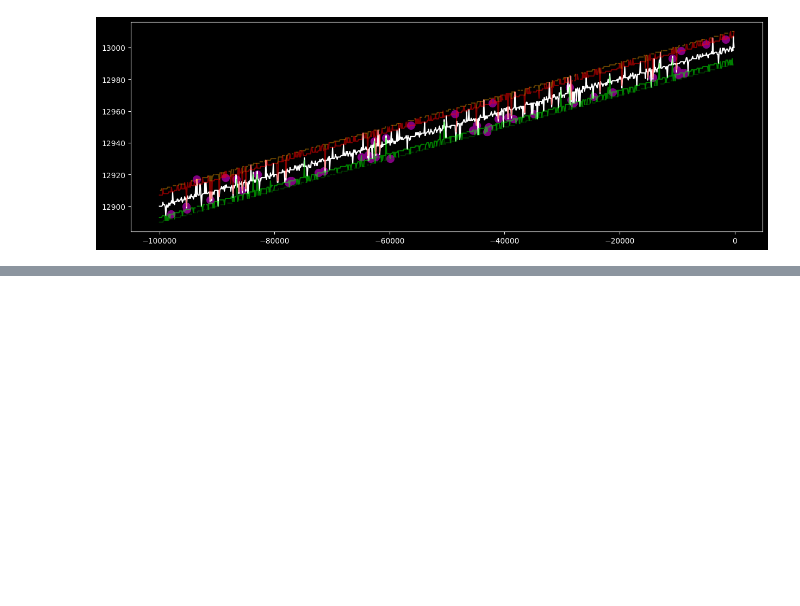
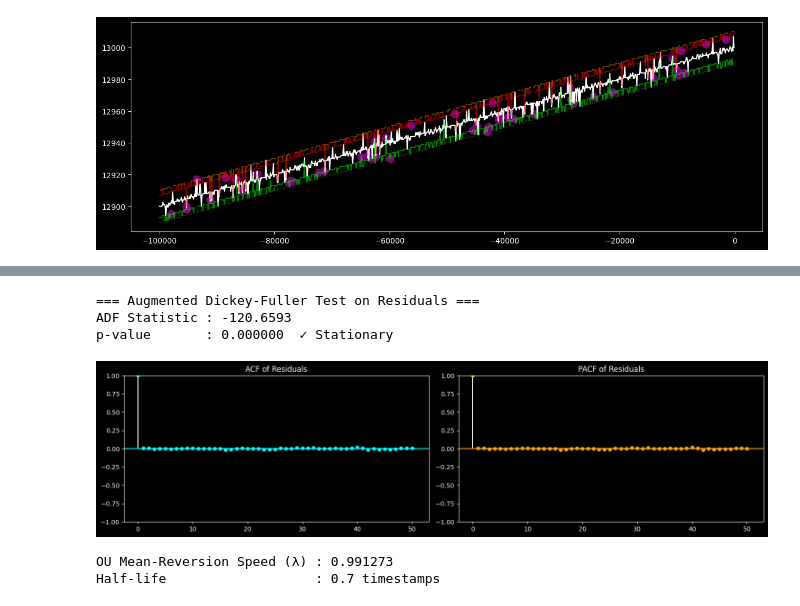
Before and after one commit to marcobattiston21/imc-prosperity-4, a Jupyter notebook: prosperity4/round1/notebooks/analysis_root.ipynb, the cells around one changed output, grey strips where cells are left out. Cells and saved outputs as stored; diff of their text form; code cells hidden in the pictures; blank space fills up the shorter version.

```diff
--- a/prosperity4/round1/notebooks/analysis_root.ipynb
+++ b/prosperity4/round1/notebooks/analysis_root.ipynb
@@ -133,0 +202,34 @@ plt.show()
+# %%
+# ADF test - is the residual stationary (mean-reverting)?
+adf_result = adfuller(valid["residual"].dropna())
+print("=== Augmented Dickey-Fuller Test on Residuals ===")
+print(f"ADF Statistic : {adf_result[0]:.4f}")
+print(f"p-value       : {adf_result[1]:.6f}  {'✓ Stationary' if adf_result[1] < 0.05 else '✗ Non-stationary'}")
+
+# ACF / PACF — reveals AR structure
+fig, axes = plt.subplots(1, 2, figsize=(15, 4))
+plot_acf(valid["residual"].dropna(), lags=50, ax=axes[0], color="cyan")
+plot_pacf(valid["residual"].dropna(), lags=50, ax=axes[1], color="orange")
+axes[0].set_title("ACF of Residuals")
+axes[1].set_title("PACF of Residuals")
+plt.tight_layout()
+plt.show()
+
+# Half-life of mean reversion (Ornstein-Uhlenbeck estimate)
+resid = valid["residual"].dropna().values
+delta_resid = np.diff(resid)
+lagged_resid = resid[:-1]
+
+ou_reg = LinearRegression().fit(lagged_resid.reshape(-1,1), delta_resid)
+lambda_ = -ou_reg.coef_[0]
+half_life = np.log(2) / lambda_ if lambda_ > 0 else np.inf
+
+print(f"\nOU Mean-Reversion Speed (λ) : {lambda_:.6f}")
+print(f"Half-life                   : {half_life:.1f} timestamps")
+# %% [output]
+=== Augmented Dickey-Fuller Test on Residuals ===
+ADF Statistic : -120.6593
+p-value       : 0.000000  ✓ Stationary
+[figure, added]
+OU Mean-Reversion Speed (λ) : 0.991273
+Half-life                   : 0.7 timestamps
```
Also changed, not shown: parts of 10 cells of this notebook, 1 other file.
